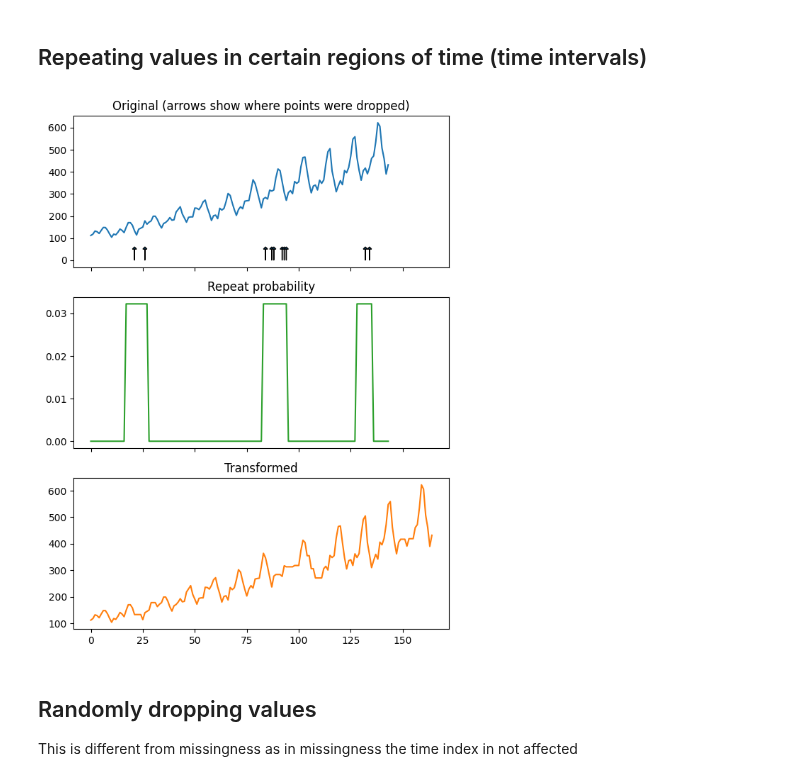
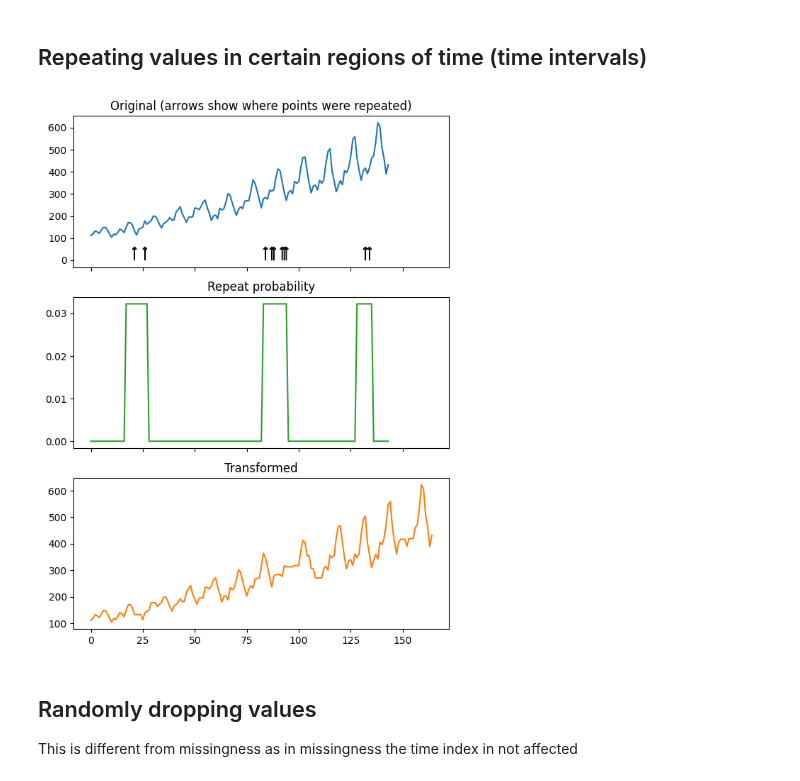
Before and after one commit to Fraunhofer-IESE/badgers, a Jupyter notebook: docs/tutorials/time-series/Transmission-Errors-Time-Series.ipynb, the cells around one changed output. Saved outputs shown, nothing was run; the diff lists cells and outputs as text; code cells hidden in the pictures.

```diff
--- a/docs/tutorials/time-series/Transmission-Errors-Time-Series.ipynb
+++ b/docs/tutorials/time-series/Transmission-Errors-Time-Series.ipynb
@@ -70,18 +70,18 @@ Xt, y = generator.generate(X=X.copy(), y=None, n_repeats=10, min_nb_repeats=1, m
 # %%
 fig, axes = plt.subplots(3, sharex=True, sharey=False, figsize=(6,8))
 axes[0].plot(X.values, color='C0')
 axes[1].plot(generator.repeats_probabilities_, color='C2')
 axes[2].plot(Xt.values, color='C1')
-axes[0].set_title('Original (arrows show where points were dropped)')
+axes[0].set_title('Original (arrows show where points were repeated)')
 axes[1].set_title('Repeat probability')
 axes[2].set_title('Transformed')
 
 for i, l in generator.repeats_:
     axes[0].arrow(i,0,0,50, head_width=2, head_length=10)
 
 plt.tight_layout()
 # %% [output]
-[figure, old version]
+[figure, new version]
 # %% [markdown]
 ## Randomly dropping values
 
```
